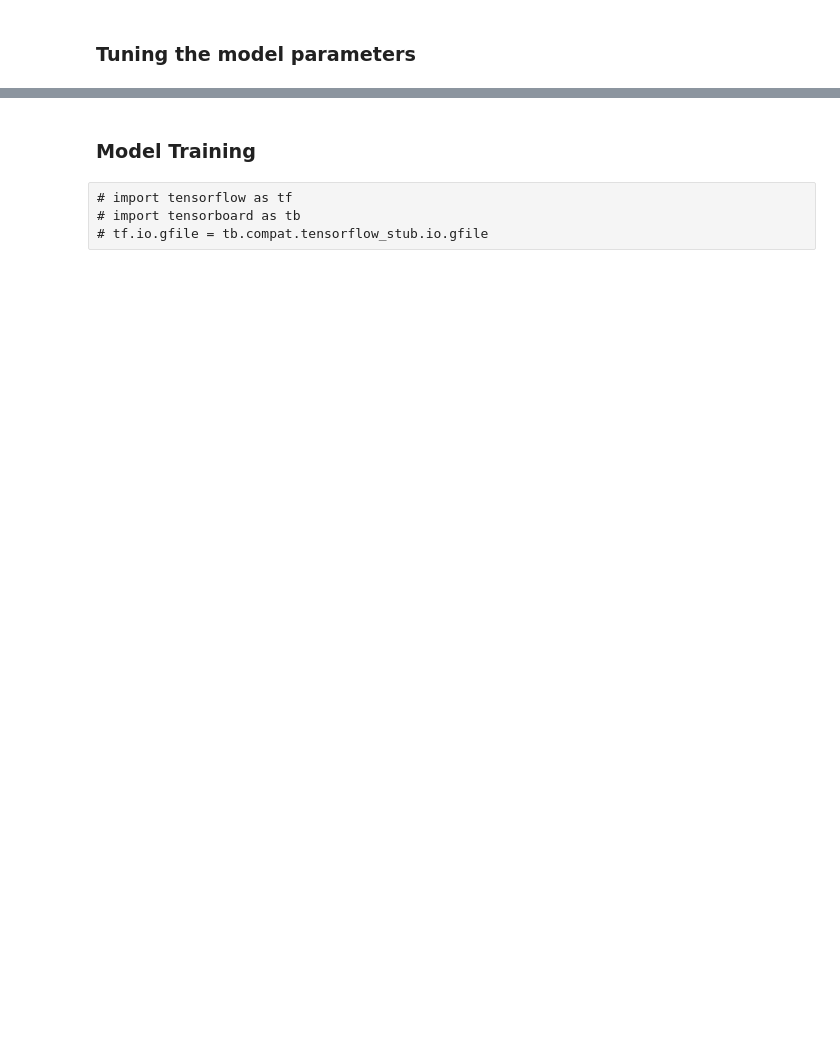
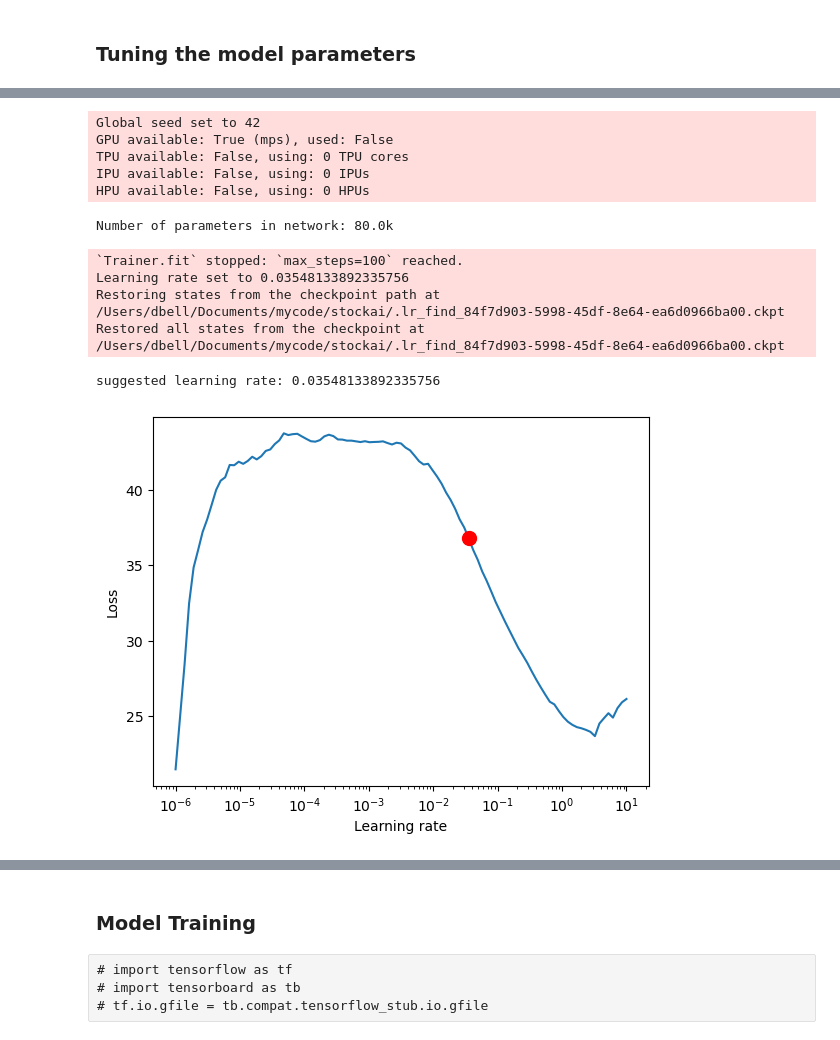
Before and after one commit to meetri/stockai, a Jupyter notebook: StockForecasterTest3.ipynb, the cells around one changed output, grey strips where cells are left out. Cells and saved outputs as stored; diff of their text form; code cells hidden in the pictures; blank space fills up the shorter version.

```diff
--- a/StockForecasterTest3.ipynb
+++ b/StockForecasterTest3.ipynb
@@ -290,0 +276,72 @@ print(study.best_trial.params)
+# %%
+# configure network and trainer
+pl.seed_everything(42)
+trainer = pl.Trainer(
+    accelerator=torch_device,
+    # clipping gradients is a hyperparameter and important to prevent divergance
+    # of the gradient for recurrent neural networks
+    gradient_clip_val=0.6943055468697653,
+)
+
+"""
+    'gradient_clip_val': 0.016723475628684332,
+    'hidden_size': 12,
+    'dropout': 0.20273552774959722,
+    'hidden_continuous_size': 9,
+    'attention_head_size': 4,
+    'learning_rate': 0.010477429830518623
+"""
+"""
+Trial 0 finished with value: 56.48472213745117 and parameters:
+{
+    'gradient_clip_val': 0.6943055468697653,
+    'hidden_size': 35,
+    'dropout': 0.24100408480680044,
+    'hidden_continuous_size': 9,
+    'attention_head_size': 3,
+    'learning_rate': 0.003134745802918898
+}. Best is trial 0 with value: 56.48472213745117.
+"""
+tft = TemporalFusionTransformer.from_dataset(
+    training,
+    # not meaningful for finding the learning rate but otherwise very important
+    learning_rate=0.003134745802918898,
+    hidden_size=35,  # most important hyperparameter apart from learning rate
+    # number of attention heads. Set to up to 4 for large datasets
+    attention_head_size=3,
+    dropout=0.24100408480680044,  # between 0.1 and 0.3 are good values
+    hidden_continuous_size=9,  # set to <= hidden_size
+    loss=QuantileLoss(),
+    optimizer="Ranger"
+    # reduce learning rate if no improvement in validation loss after x epochs
+    # reduce_on_plateau_patience=1000,
+)
+print(f"Number of parameters in network: {tft.size()/1e3:.1f}k")
+
+# find optimal learning rate
+from lightning.pytorch.tuner import Tuner
+
+res = Tuner(trainer).lr_find(
+    tft,
+    train_dataloaders=train_dataloader,
+    val_dataloaders=val_dataloader,
+    max_lr=10.0,
+    min_lr=1e-6,
+)
+
+print(f"suggested learning rate: {res.suggestion()}")
+fig = res.plot(show=True, suggest=True)
+fig.show()
+# %% [output]
+Global seed set to 42
+GPU available: True (mps), used: False
+TPU available: False, using: 0 TPU cores
+IPU available: False, using: 0 IPUs
+HPU available: False, using: 0 HPUs
+Number of parameters in network: 80.0k
+`Trainer.fit` stopped: `max_steps=100` reached.
+Learning rate set to 0.03548133892335756
+Restoring states from the checkpoint path at /Users/dbell/Documents/mycode/stockai/.lr_find_84f7d903-5998-45df-8e64-ea6d0966ba00.ckpt
+Restored all states from the checkpoint at /Users/dbell/Documents/mycode/stockai/.lr_find_84f7d903-5998-45df-8e64-ea6d0966ba00.ckpt
+suggested learning rate: 0.03548133892335756
+[figure, added]
```
Also changed, not shown: parts of 21 cells of this notebook, 11 other files.
